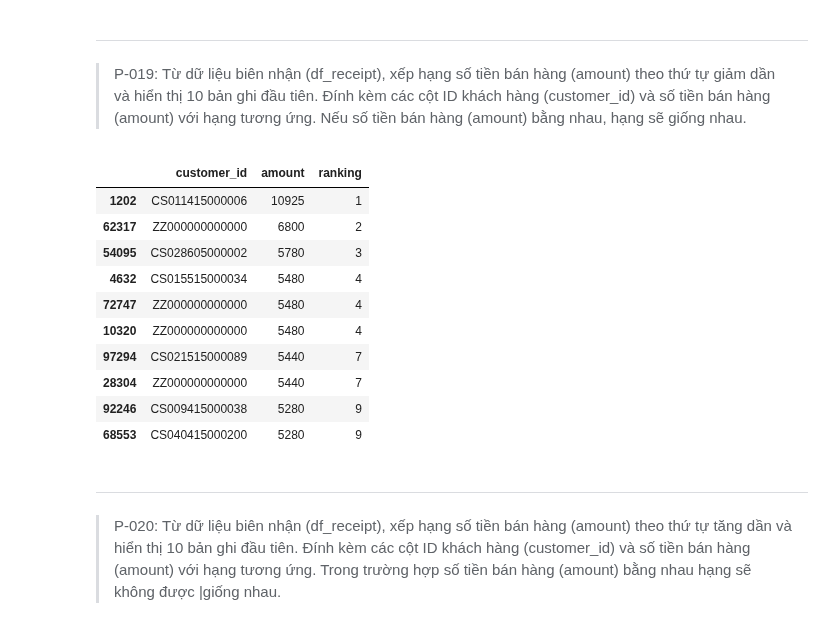
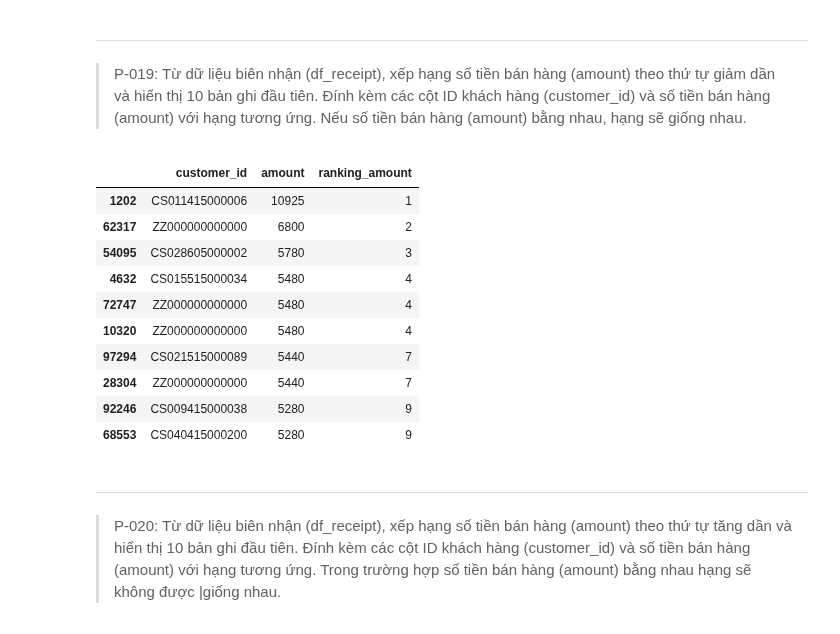
Before and after one commit to quoc-duc/LearnPandas, a Jupyter notebook: notebooks_vn/exercises/100_bai_tap_pandas_vn_exes.ipynb, the cells around one changed output. Cells and saved outputs as stored; diff of their text form; code cells hidden in the pictures.

```diff
--- a/notebooks_vn/exercises/100_bai_tap_pandas_vn_exes.ipynb
+++ b/notebooks_vn/exercises/100_bai_tap_pandas_vn_exes.ipynb
@@ -381,12 +381,12 @@ df_customer.sort_values('birth_day', ascending=False).head(10)
 > P-019:
 Từ dữ liệu biên nhận (df_receipt), xếp hạng số tiền bán hàng (amount) theo thứ tự giảm dần và hiển thị 10 bản ghi đầu tiên. Đính kèm các cột ID khách hàng (customer_id) và số tiền bán hàng (amount) với hạng tương ứng. Nếu số tiền bán hàng (amount) bằng nhau, hạng sẽ giống nhau.
 # %%
-df_tmp = df_receipt[["amount"]].rank(method='min', ascending=False).rename(columns={"amount":"ranking"}).astype("int")
+df_tmp = df_receipt[["amount"]].rank(method = 'min', ascending = False).rename(columns = {'amount': 'ranking_amount'}).astype("int")
 df_tmp = pd.concat([df_receipt[["customer_id", "amount"]], df_tmp], axis = 1)
 
-df_tmp.sort_values("ranking").head(10)
+df_tmp.sort_values('ranking_amount').head(10)
 # %% [output]
-|  | customer_id | amount | ranking |
+|  | customer_id | amount | ranking_amount |
 | 1202 | CS011415000006 | 10925 | 1 |
 | 62317 | ZZ000000000000 | 6800 | 2 |
 | 54095 | CS028605000002 | 5780 | 3 |
```
Also changed, not shown: parts of 1 cell of this notebook.
